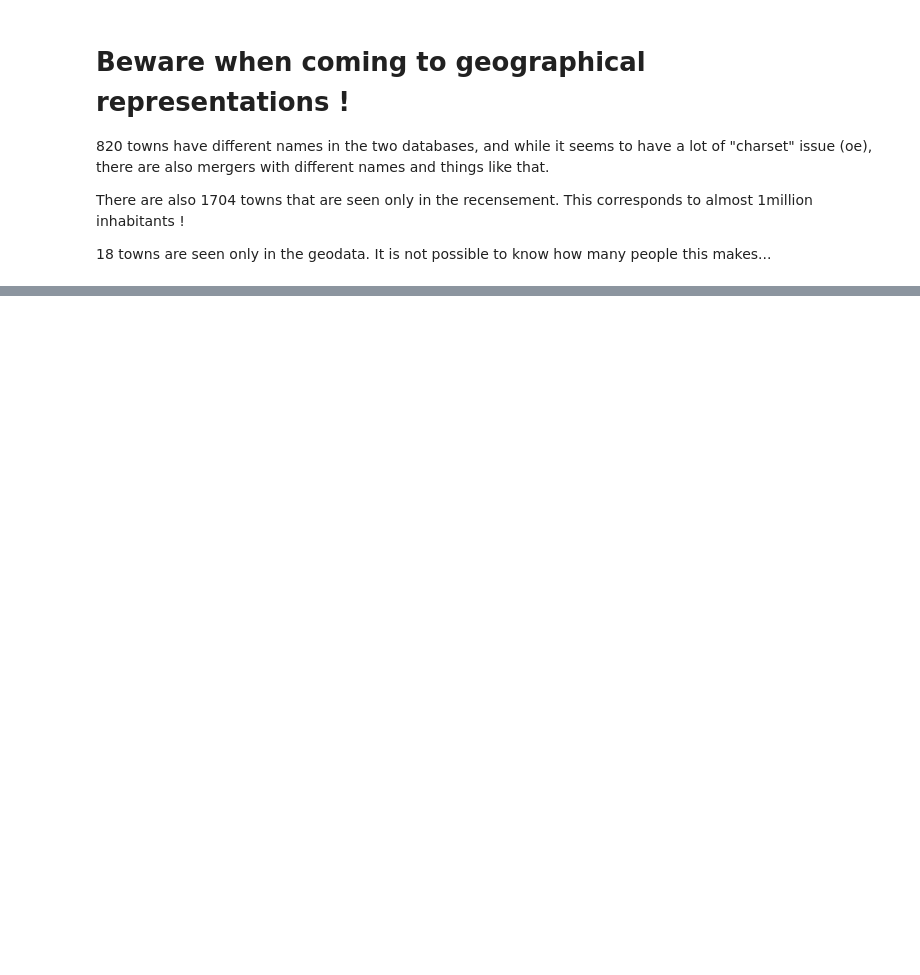
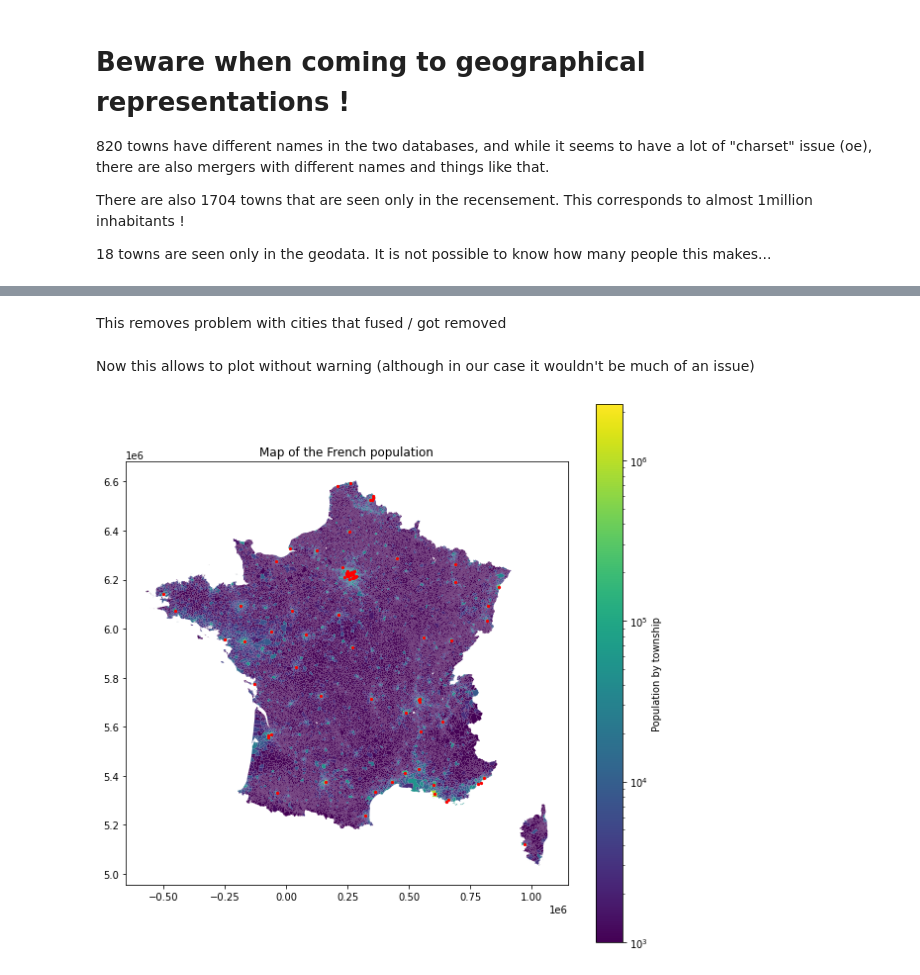
Before and after one commit to cyrilbecot/StGobain_CaseStudy, a Jupyter notebook: ExplorationGeoData.ipynb, the cells around one changed output, grey strips where cells are left out. Saved outputs shown, nothing was run; the diff lists cells and outputs as text; code cells hidden in the pictures; blank space fills up the shorter version.

Commit message:
Map of the French population

```diff
--- a/ExplorationGeoData.ipynb
+++ b/ExplorationGeoData.ipynb
@@ -118,0 +114,27 @@ There are also 1704 towns that are seen only in the recensement. This correspond
+# %%
+tmp.dropna(inplace=True)
+# %% [markdown]
+This removes problem with cities that fused / got removed
+# %%
+tmp = tmp.to_crs('EPSG:3395')
+# %% [markdown]
+Now this allows to plot without warning (although in our case it wouldn't be much of an issue)
+# %%
+big_cities_coord=tmp[tmp['P13_POP']>60000].geometry.centroid
+# %%
+import matplotlib
+import matplotlib.pyplot as plt
+from numpy import log10
+
+
+ax = tmp.plot(column='P13_POP',figsize=(10,10),edgecolor='none',legend=True,
+                     norm=matplotlib.colors.LogNorm(vmin=1000, vmax=tmp.P13_POP.max()),
+                     legend_kwds={'label': "Population by township"}
+             )
+
+big_cities_coord.plot(color='red',ax=ax,markersize=5,marker='o')
+plt.title("Map of the French population")
+
+plt.show()
+# %% [output]
+[figure, added]
```
Also changed, not shown: parts of 13 cells of this notebook.
